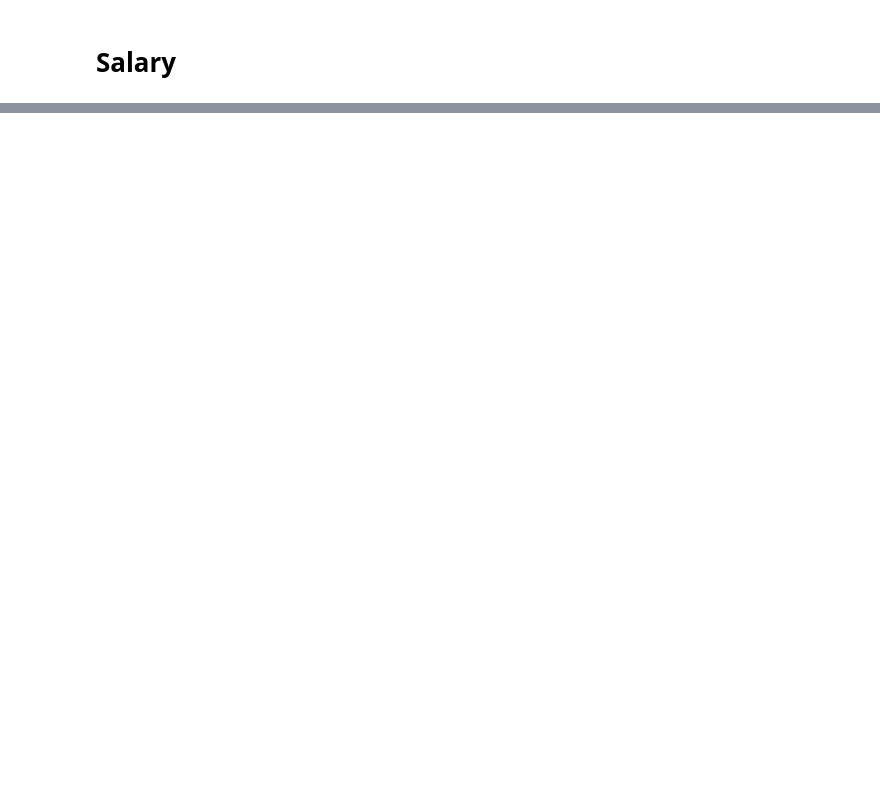
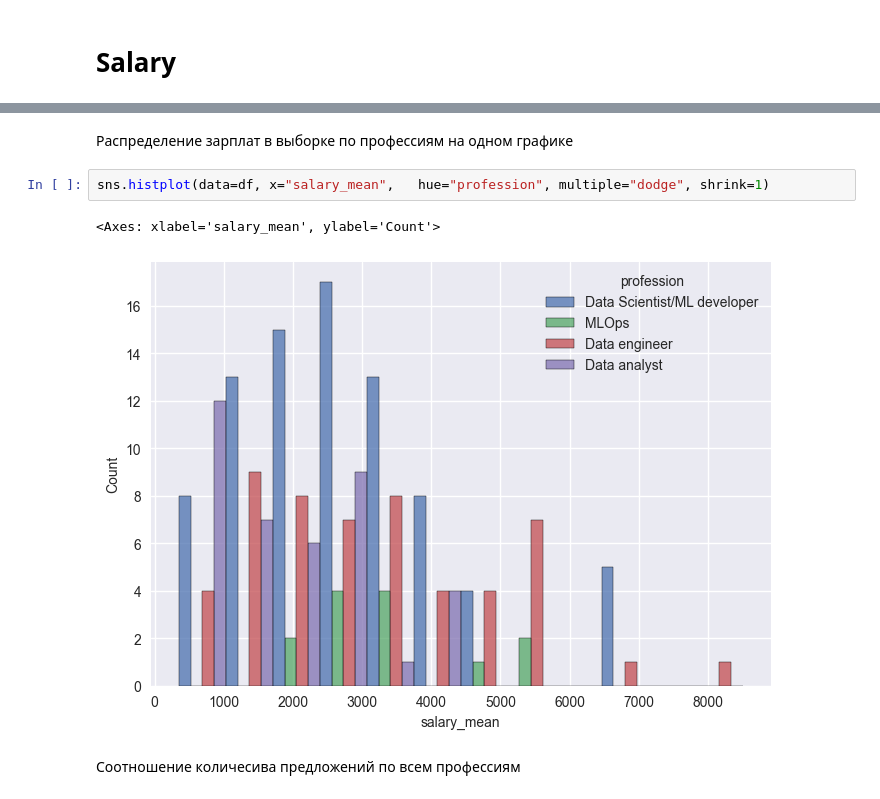
Before and after one commit to Lerrale/DE_vacancy_analysis, a Jupyter notebook: Job_Analysis_4_Analysis.ipynb, the cells around one changed output, grey strips where cells are left out. Saved outputs shown, nothing was run; the diff lists cells and outputs as text; blank space fills up the shorter version.

```diff
--- a/Job_Analysis_4_Analysis.ipynb
+++ b/Job_Analysis_4_Analysis.ipynb
@@ -77,0 +144,9 @@ barplot1.grid()
+# %% [markdown]
+Распределение зарплат в выборке по профессиям на одном графике
+# %%
+sns.histplot(data=df, x="salary_mean",   hue="profession", multiple="dodge", shrink=1)
+# %% [output]
+<Axes: xlabel='salary_mean', ylabel='Count'>
+[figure, added]
+# %% [markdown]
+Соотношение количесива предложений по всем профессиям
```
Also changed, not shown: parts of 7 cells of this notebook.
